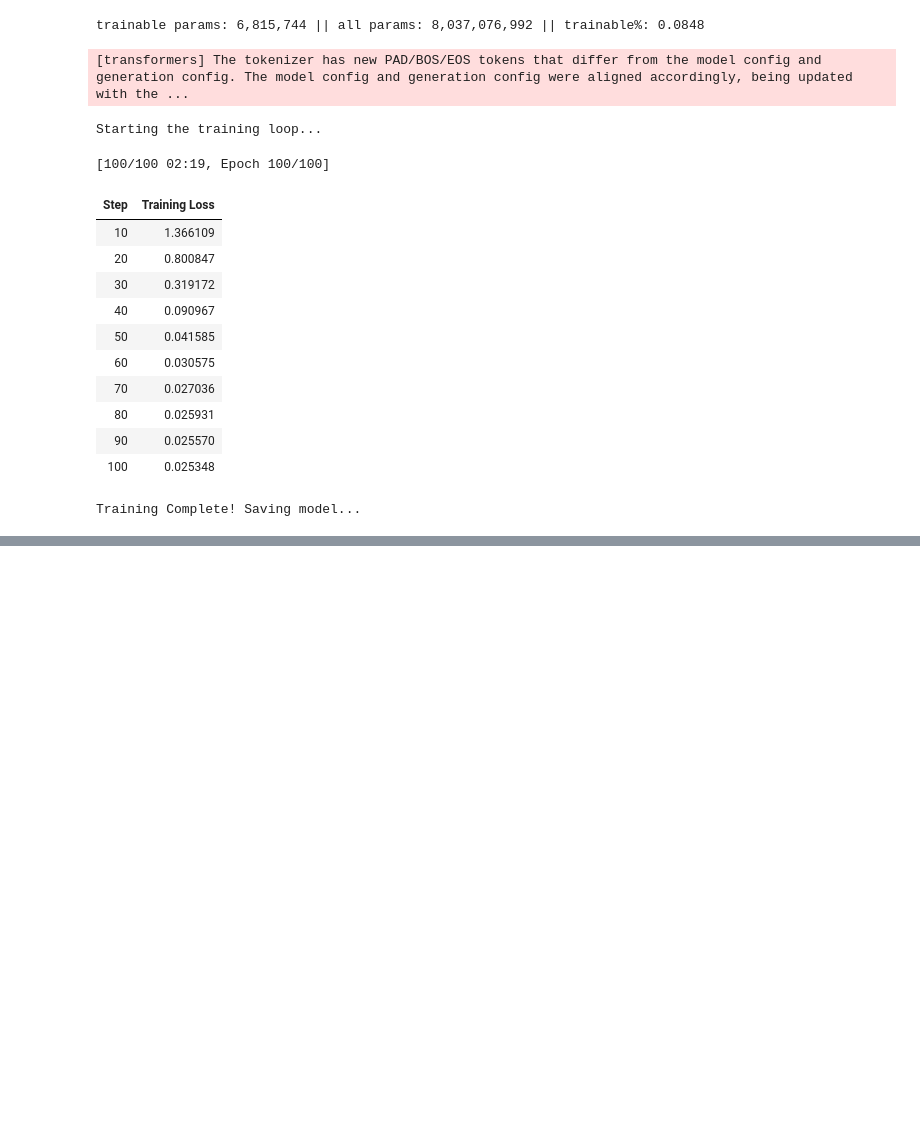
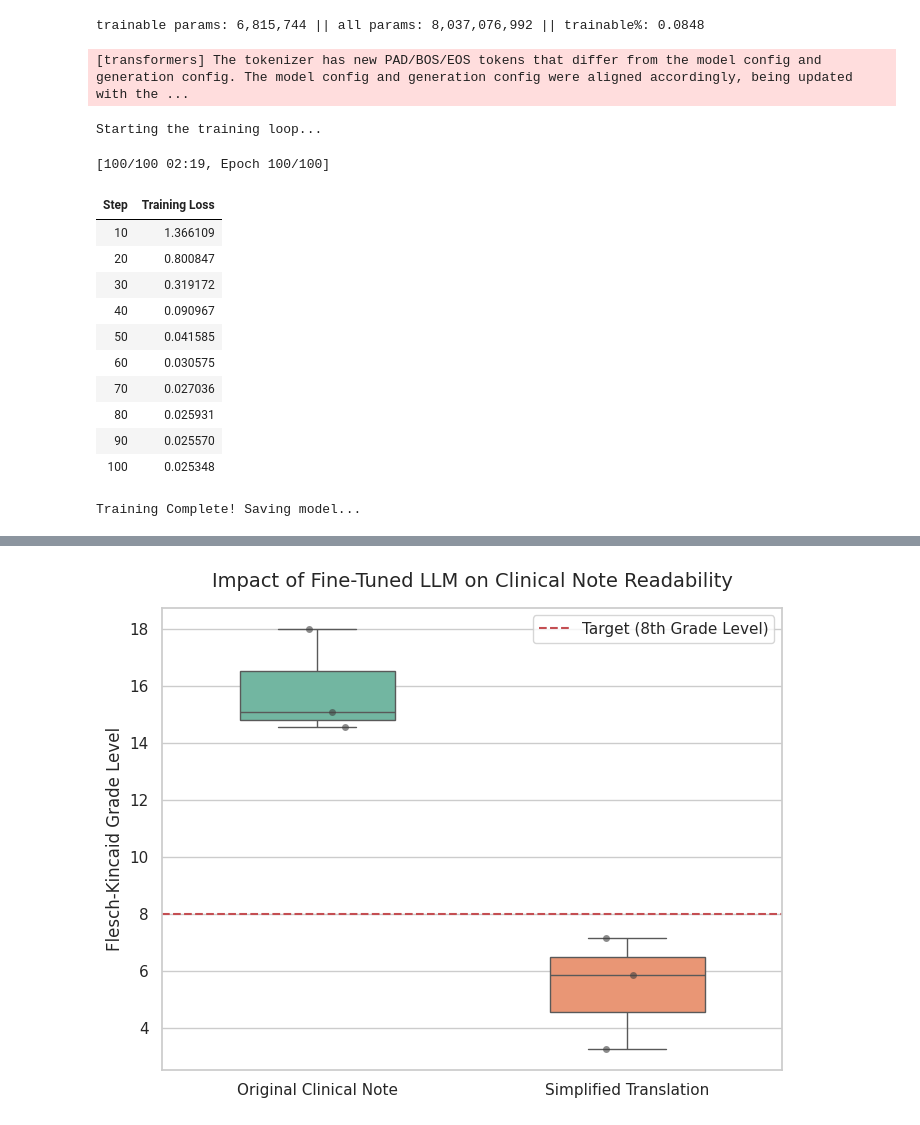
Before and after one commit to mohsinimam/AIinHealth, a Jupyter notebook: ImamM_Translator_HRP.ipynb, the cells around one changed output, grey strips where cells are left out. Cells and saved outputs as stored; diff of their text form; code cells hidden in the pictures; blank space fills up the shorter version.

```diff
--- a/ImamM_Translator_HRP.ipynb
+++ b/ImamM_Translator_HRP.ipynb
@@ -280,0 +283,77 @@ Training Complete! Saving model...
+# %%
+import pandas as pd
+import textstat
+import matplotlib.pyplot as plt
+import seaborn as sns
+
+# --- 1. LOAD YOUR TEST DATA ---
+# Replace this with: df = pd.read_csv('your_model_test_results.csv')
+# For now, here is mock data representing what your Llama-3 model will output
+data = {
+    'original_note': [
+        "Patient presents with acute myocardial infarction with ST-segment elevation. Administered 324mg chewable aspirin, sublingual nitroglycerin, and initiated heparin drip. Prepared for emergent cardiac catheterization.",
+        "Patient presented with acute exacerbation of chronic obstructive pulmonary disease (COPD). Administered albuterol and ipratropium via nebulizer. Prescribed 40mg prednisone daily for 5 days.",
+        "Diagnosis: Uncomplicated essential hypertension. Plan: Initiate lisinopril 10mg daily. Patient advised on DASH diet and sodium restriction."
+    ],
+    'simplified_note': [
+        "The patient is having a severe heart attack. We gave them aspirin and a drug to open their blood vessels, plus a blood thinner. We are getting them ready for an emergency heart procedure.",
+        "The patient is having a sudden flare-up of their lung disease, making it hard to breathe. We gave them breathing treatments through a mask and prescribed a 5-day steroid pill to reduce swelling in the lungs.",
+        "The patient has high blood pressure. We are starting them on a daily blood pressure pill. We also told them to eat a healthy diet and cut back on salt."
+    ]
+}
+df = pd.DataFrame(data)
+
+print(f"Loaded {len(df)} notes for evaluation...\n")
+
+# --- 2. CALCULATE FLESCH-KINCAID GRADE LEVEL ---
+# The Flesch-Kincaid Grade Level outputs the US school grade level required to understand the text.
+print("Running textstat analysis...")
+
+df['original_grade_level'] = df['original_note'].apply(textstat.flesch_kincaid_grade)
+df['simplified_grade_level'] = df['simplified_note'].apply(textstat.flesch_kincaid_grade)
+
+# Calculate the drop in complexity
+df['grade_level_drop'] = df['original_grade_level'] - df['simplified_grade_level']
+
+# --- 3. PRINT QUANTITATIVE RESULTS ---
+avg_original = df['original_grade_level'].mean()
+avg_simplified = df['simplified_grade_level'].mean()
+avg_drop = df['grade_level_drop'].mean()
+
+print("-" * 40)
+print("READABILITY RESULTS")
+print("-" * 40)
+print(f"Average Original Grade Level:   {avg_original:.1f}")
+print(f"Average Simplified Grade Level: {avg_simplified:.1f}")
+print(f"Average Grade Level Drop:       {avg_drop:.1f} grades")
+print("-" * 40)
+
+# --- 4. GENERATE ACM-READY VISUALIZATION ---
+# Set the visual style for the academic paper
+sns.set_theme(style="whitegrid")
+plt.figure(figsize=(8, 6))
+
+# Prepare data for plotting
+plot_data = pd.DataFrame({
+    'Text Type': ['Original Clinical Note'] * len(df) + ['Simplified Translation'] * len(df),
+    'Reading Grade Level': df['original_grade_level'].tolist() + df['simplified_grade_level'].tolist()
+})
+
+# Create a boxplot to show the distribution
+ax = sns.boxplot(x='Text Type', y='Reading Grade Level', data=plot_data, palette="Set2", width=0.5)
+sns.stripplot(x='Text Type', y='Reading Grade Level', data=plot_data, color=".25", alpha=0.6, jitter=True)
+
+# Format the chart
+plt.title('Impact of Fine-Tuned LLM on Clinical Note Readability', fontsize=14, pad=15)
+plt.ylabel('Flesch-Kincaid Grade Level', fontsize=12)
+plt.xlabel('')
+plt.axhline(y=8, color='r', linestyle='--', label='Target (8th Grade Level)')
+plt.legend()
+
+# Save the plot for your report
+plt.savefig('readability_results.png', dpi=300, bbox_inches='tight')
+print("\nSaved visualization as 'readability_results.png' - ready for your report!")
+
+# Show the plot in Colab
+plt.show()
+# %% [output]
@@ -280,0 +375 @@ Training Complete! Saving model...
+[figure, added]
```
Also changed, not shown: parts of 3 cells of this notebook.
